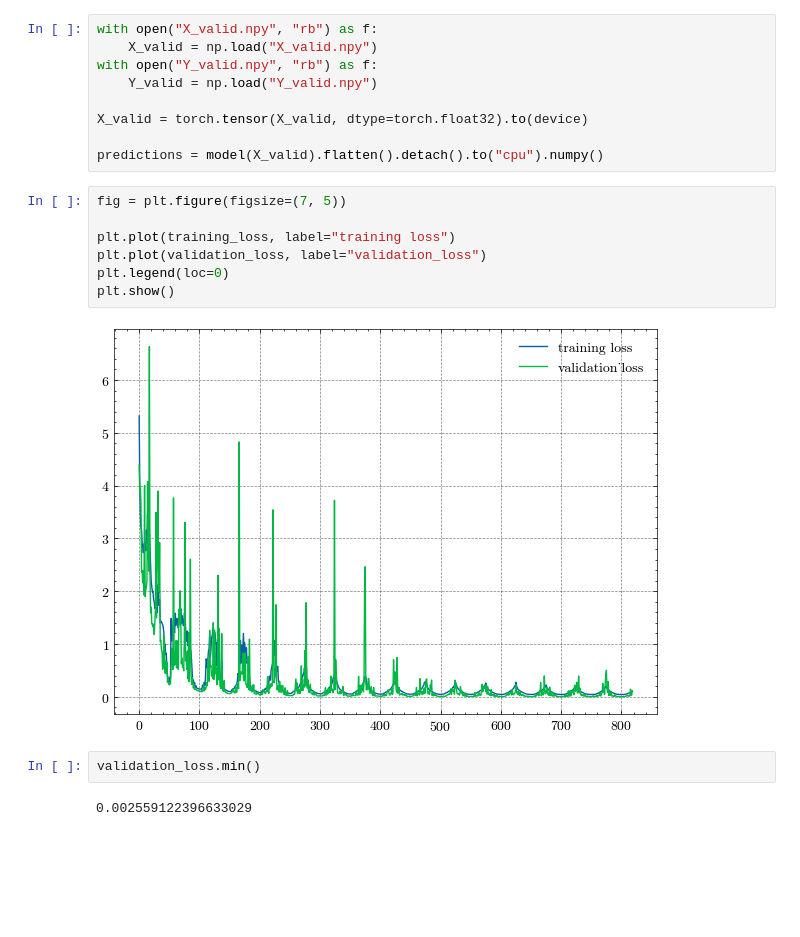
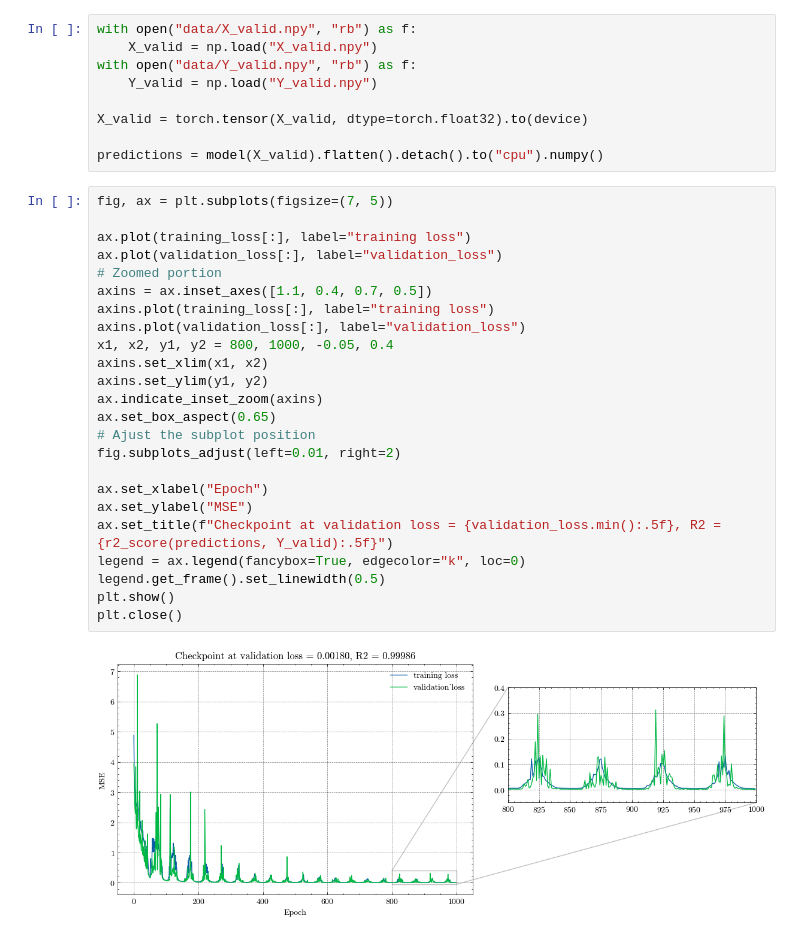
Before and after one commit to SaadSouilmi/Parallel-Monte-Carlo-and-Pricing-via-Neural-Networks-for-asian-options, a Jupyter notebook: fit.ipynb, the cells around one changed output. Drawn from its saved outputs; the diff is of its cells as text; blank space fills up the shorter version.

```diff
--- a/fit.ipynb
+++ b/fit.ipynb
@@ -107,27 +106,40 @@ def residuals_diagnostic(
     plt.show()
     plt.close()
 # %%
-with open("X_valid.npy", "rb") as f:
+with open("data/X_valid.npy", "rb") as f:
     X_valid = np.load("X_valid.npy")
-with open("Y_valid.npy", "rb") as f:
+with open("data/Y_valid.npy", "rb") as f:
     Y_valid = np.load("Y_valid.npy")
 
 X_valid = torch.tensor(X_valid, dtype=torch.float32).to(device)
 
 predictions = model(X_valid).flatten().detach().to("cpu").numpy()
-# %%
-fig = plt.figure(figsize=(7, 5))
-
-plt.plot(training_loss, label="training loss")
-plt.plot(validation_loss, label="validation_loss")
-plt.legend(loc=0)
-plt.show()
-# %% [output]
-[figure, removed]
-# %%
-validation_loss.min()
-# %% [output]
-0.002559122396633029
+# %%
+fig, ax = plt.subplots(figsize=(7, 5))
+
+ax.plot(training_loss[:], label="training loss")
+ax.plot(validation_loss[:], label="validation_loss")
+# Zoomed portion
+axins = ax.inset_axes([1.1, 0.4, 0.7, 0.5])
+axins.plot(training_loss[:], label="training loss")
+axins.plot(validation_loss[:], label="validation_loss")
+x1, x2, y1, y2 = 800, 1000, -0.05, 0.4
+axins.set_xlim(x1, x2)
+axins.set_ylim(y1, y2)
+ax.indicate_inset_zoom(axins)
+ax.set_box_aspect(0.65)
+# Ajust the subplot position
+fig.subplots_adjust(left=0.01, right=2)
+
+ax.set_xlabel("Epoch")
+ax.set_ylabel("MSE")
+ax.set_title(f"Checkpoint at validation loss = {validation_loss.min():.5f}, R2 = {r2_score(predictions, Y_valid):.5f}")
+legend = ax.legend(fancybox=True, edgecolor="k", loc=0)
+legend.get_frame().set_linewidth(0.5)
+plt.show()
+plt.close()
+# %% [output]
+[figure, added]
 # %%
 residuals_diagnostic(
     Y_valid,
```
Also changed, not shown: parts of 3 cells of this notebook, 9 other files.
